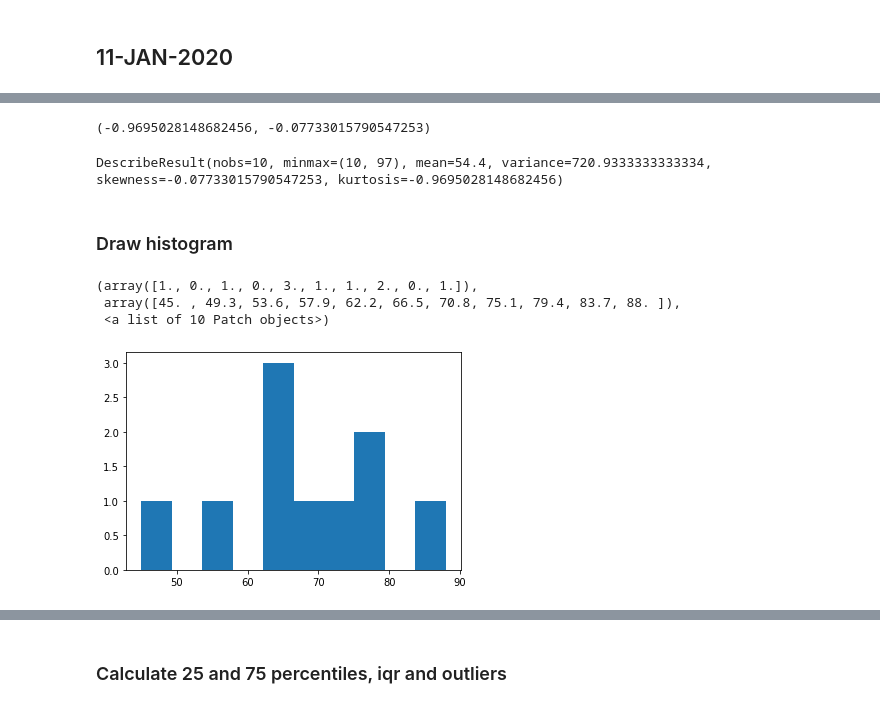
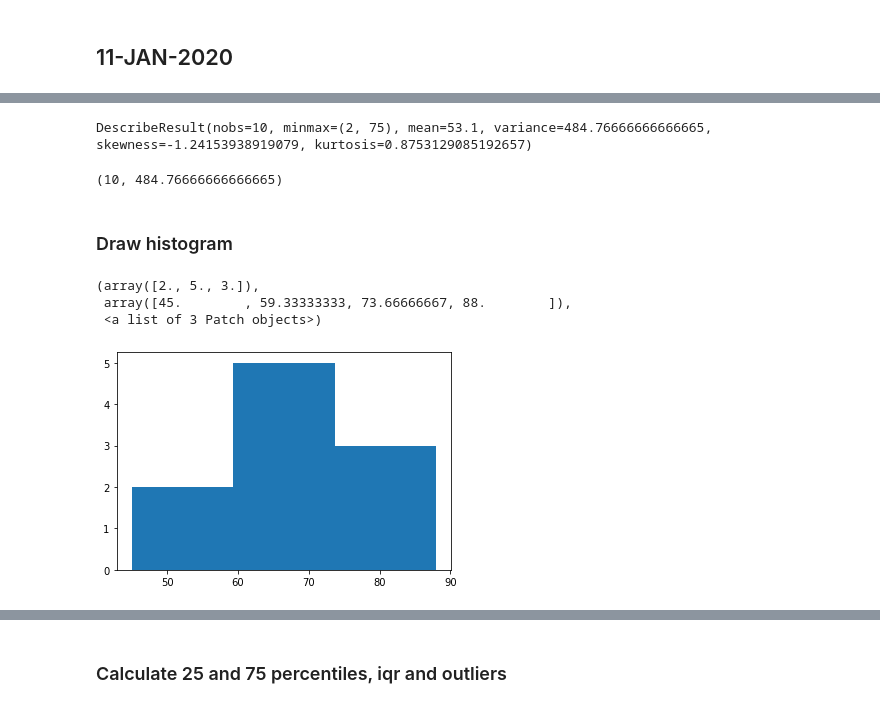
Before and after one commit to srikanthpragada/DS_06_JAN_2020, a Jupyter notebook: stats.ipynb, the cells around one changed output, grey strips where cells are left out. Saved outputs shown, nothing was run; the diff lists cells and outputs as text; code cells hidden in the pictures.

```diff
--- a/stats.ipynb
+++ b/stats.ipynb
@@ -71,13 +134,13 @@ ss.kurtosis(nums)
 # %%
 ds = ss.describe(nums)
+# %%
+ds
+# %% [output]
+DescribeResult(nobs=10, minmax=(2, 75), mean=53.1, variance=484.76666666666665, skewness=-1.24153938919079, kurtosis=0.8753129085192657)
 # %%
-ds.kurtosis, ds.skewness
+ds.nobs, ds.variance
 # %% [output]
-(-0.9695028148682456, -0.07733015790547253)
+(10, 484.76666666666665)
-# %%
-ss.describe(nums)
-# %% [output]
-DescribeResult(nobs=10, minmax=(10, 97), mean=54.4, variance=720.9333333333334, skewness=-0.07733015790547253, kurtosis=-0.9695028148682456)
 # %% [markdown]
 ### Draw histogram
 # %%
@@ -85,11 +148,11 @@ DescribeResult(nobs=10, minmax=(10, 97), mean=54.4, variance=720.9333333333334,
 # %%
 import matplotlib.pyplot as plt
 marks = [70,77,65,55,45,88,76,66,65,72]
-plt.hist(marks)
+plt.hist(marks,bins=3)
 # %% [output]
-(array([1., 0., 1., 0., 3., 1., 1., 2., 0., 1.]),
- array([45. , 49.3, 53.6, 57.9, 62.2, 66.5, 70.8, 75.1, 79.4, 83.7, 88. ]),
- <a list of 10 Patch objects>)
+(array([2., 5., 3.]),
+ array([45.        , 59.33333333, 73.66666667, 88.        ]),
+ <a list of 3 Patch objects>)
-[figure, old version]
+[figure, new version]
 # %%
 ages = [random.randrange(20,90) for i in range(100)]
```
Also changed, not shown: parts of 17 cells of this notebook, 1 other file.
